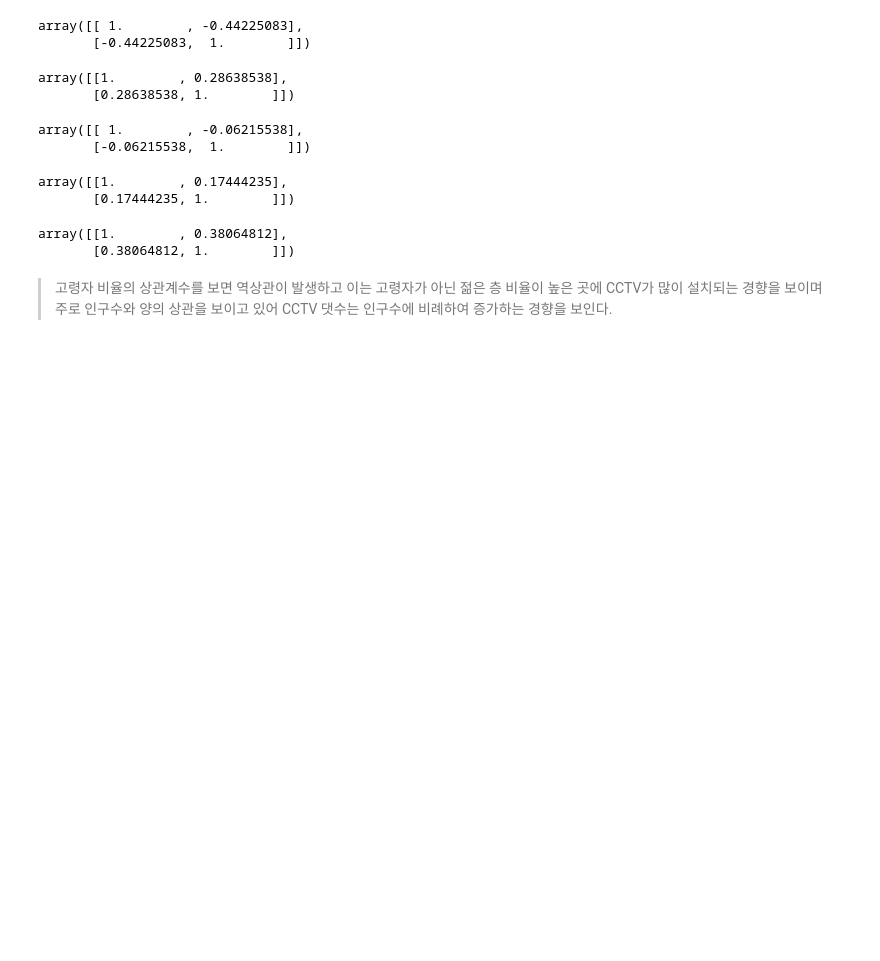
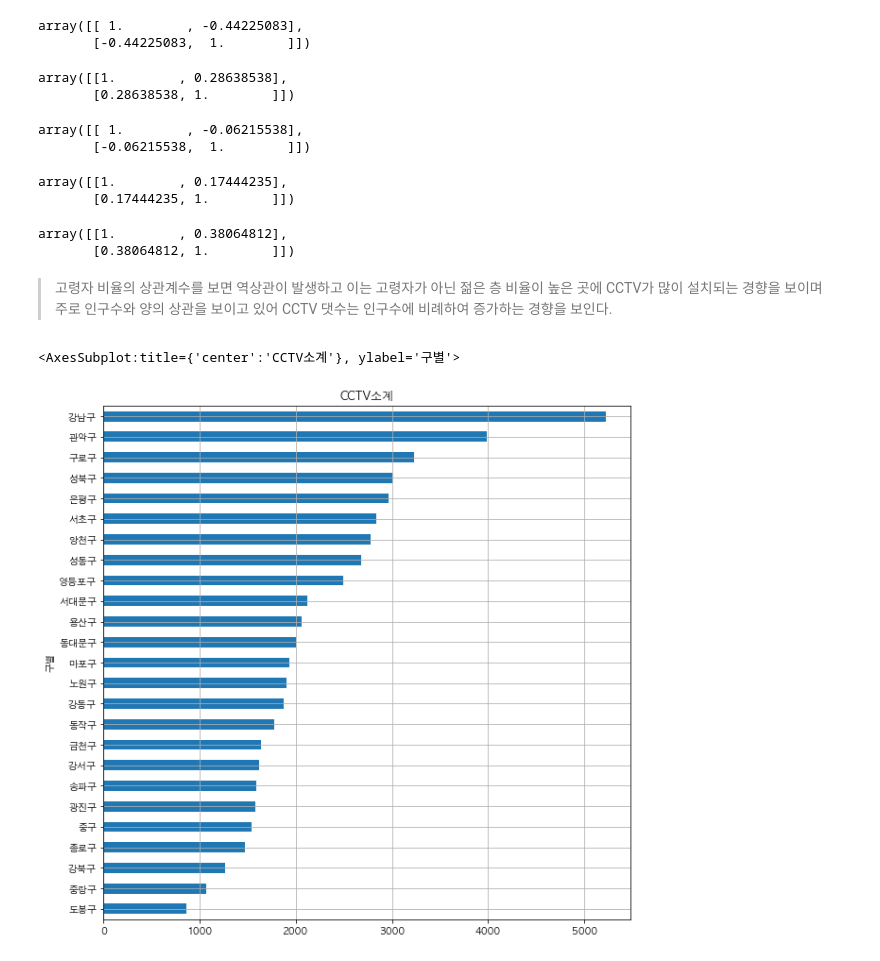
Before and after one commit to monargent0/TJPythonClass, a Jupyter notebook: 3.DataAnalysis/Note/15.서울시 인구대비 CCTV현황분석.ipynb, the cells around one changed output. Saved outputs shown, nothing was run; the diff lists cells and outputs as text; code cells hidden in the pictures; blank space fills up the shorter version.

```diff
--- a/3.DataAnalysis/Note/15.서울시 인구대비 CCTV현황분석.ipynb
+++ b/3.DataAnalysis/Note/15.서울시 인구대비 CCTV현황분석.ipynb
@@ -360,0 +364,10 @@ array([[1.        , 0.38064812],
+# %%
+import matplotlib.pyplot as plt
+# 한글 폰트 설정
+plt.rcParams['font.family'] = 'AppleGothic'
+
+# 소계 bar chart
+data_result['소계'].sort_values().plot(kind='barh', figsize=(10, 10), title='CCTV소계', grid=True)
+# %% [output]
+<AxesSubplot:title={'center':'CCTV소계'}, ylabel='구별'>
+[figure, added]
```
Also changed, not shown: parts of 20 cells of this notebook, 30 other files.
